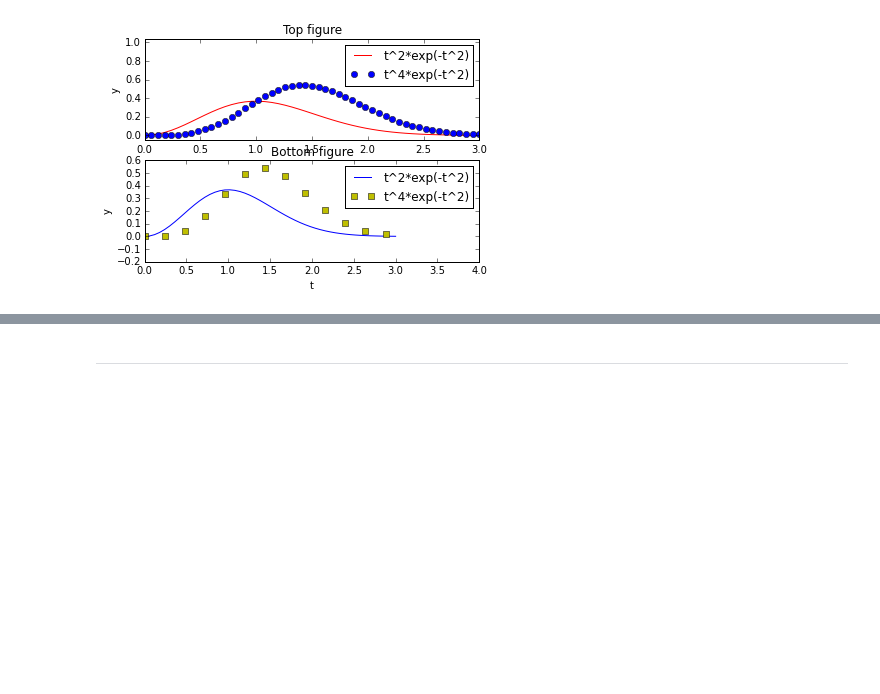
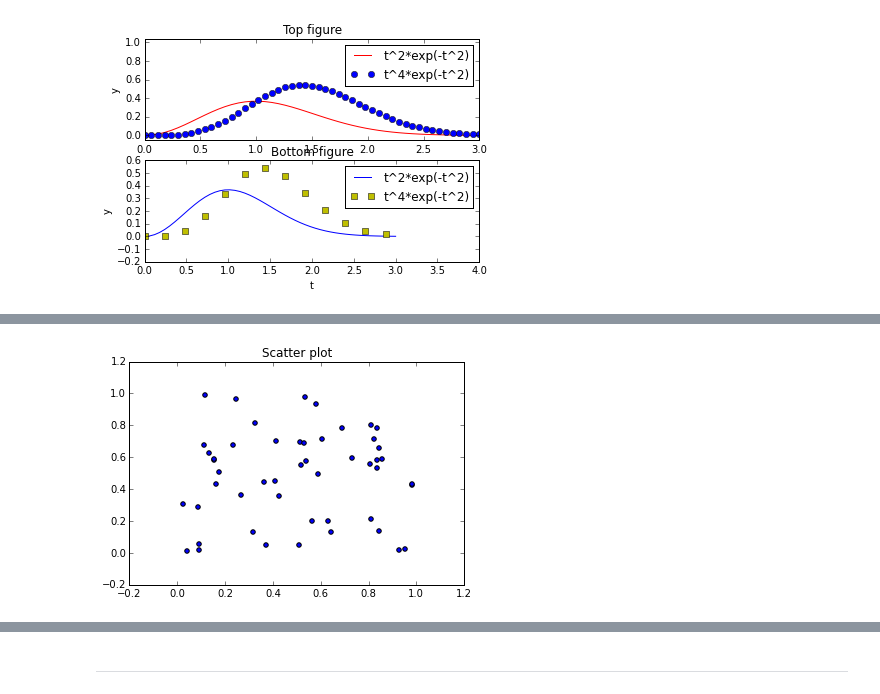
Before and after one commit to pcchen/thinkpython_ipynb, a Jupyter notebook: Matplotlib.ipynb, the cells around one changed output, grey strips where cells are left out. Cells and saved outputs as stored; diff of their text form; code cells hidden in the pictures; blank space fills up the shorter version.

```diff
--- a/Matplotlib.ipynb
+++ b/Matplotlib.ipynb
@@ -127,0 +184,11 @@ show()
+# %%
+N = 50
+x = rand(N)
+y = rand(N)
+scatter(x, y)
+#
+title('Scatter plot')
+#
+show()
+# %% [output]
+[figure, added]
```
Also changed, not shown: parts of 18 cells of this notebook, 2 other files.
